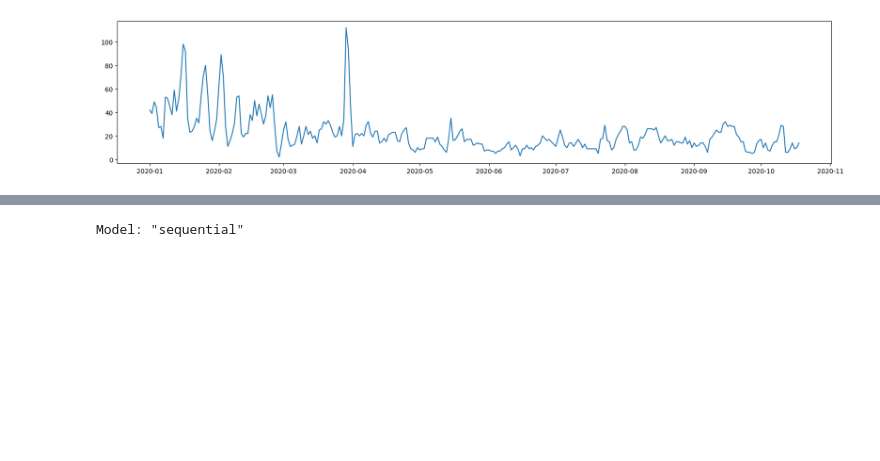
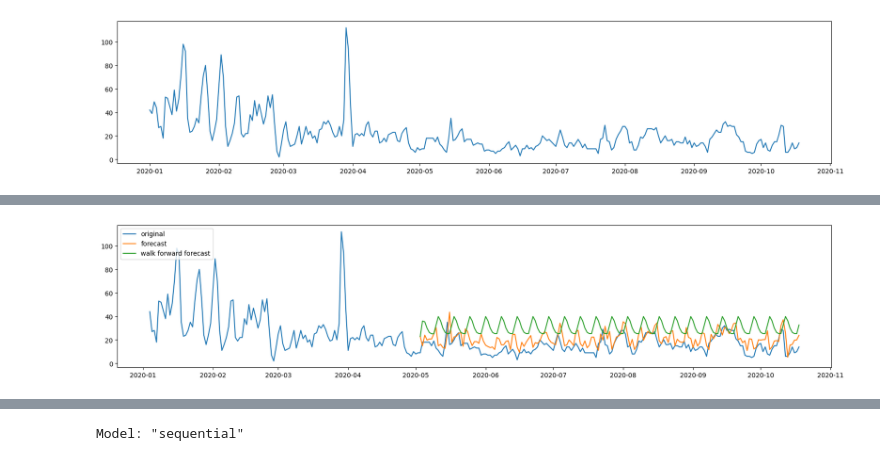
Before and after one commit to mmamei/DSM-AIDS--RE-, a Jupyter notebook: CODE/timeseries/timeseries_forecasting.ipynb, the cells around one changed output, grey strips where cells are left out. Saved outputs shown, nothing was run; the diff lists cells and outputs as text; code cells hidden in the pictures; blank space fills up the shorter version.

```diff
--- a/CODE/timeseries/timeseries_forecasting.ipynb
+++ b/CODE/timeseries/timeseries_forecasting.ipynb
@@ -52,0 +92,27 @@ y_test = test['PM10']
+# %%
+# walk forward predictions, forecast multiple step in advance
+
+last = train.iloc[-1,:]
+
+history = [last['PM10'],last['PM10-1'],last['PM10-2'],last['weekend01']]
+
+#model.predict([history])
+predictions =[model.predict([history])[0]]
+
+for t in range(len(test)-1):
+    history[2] = history[1]
+    history[1] = history[0]
+    history[0] = predictions[-1]
+    history[3] = test.iloc[t,:]['weekend01']
+    predictions.append(model.predict([history])[0])
+
+
+
+plt.figure(figsize = (20, 4))
+plt.plot(df['datetime'],df['PM10'],label='original')
+plt.plot(test['datetime'],yp,label='forecast')
+plt.plot(test['datetime'],predictions,label='walk forward forecast')
+plt.legend(loc="upper left")
+plt.show()
+# %% [output]
+[figure, added]
```
Also changed, not shown: parts of 13 cells of this notebook, 7 other files.
